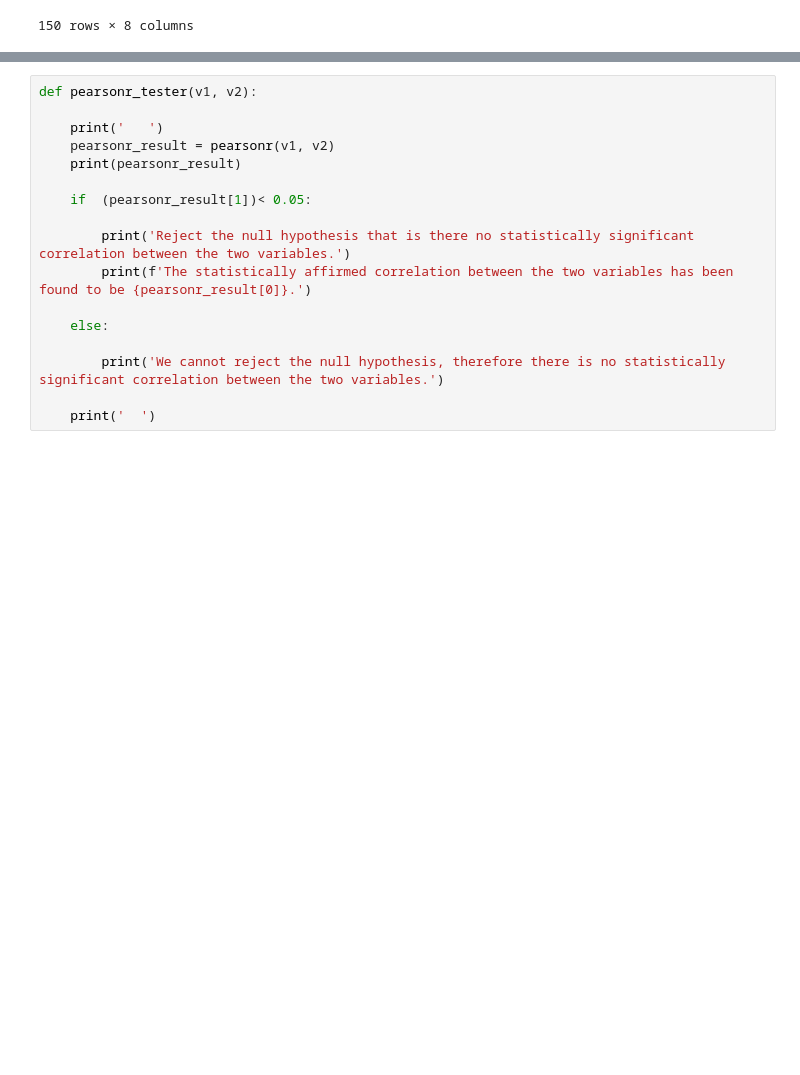
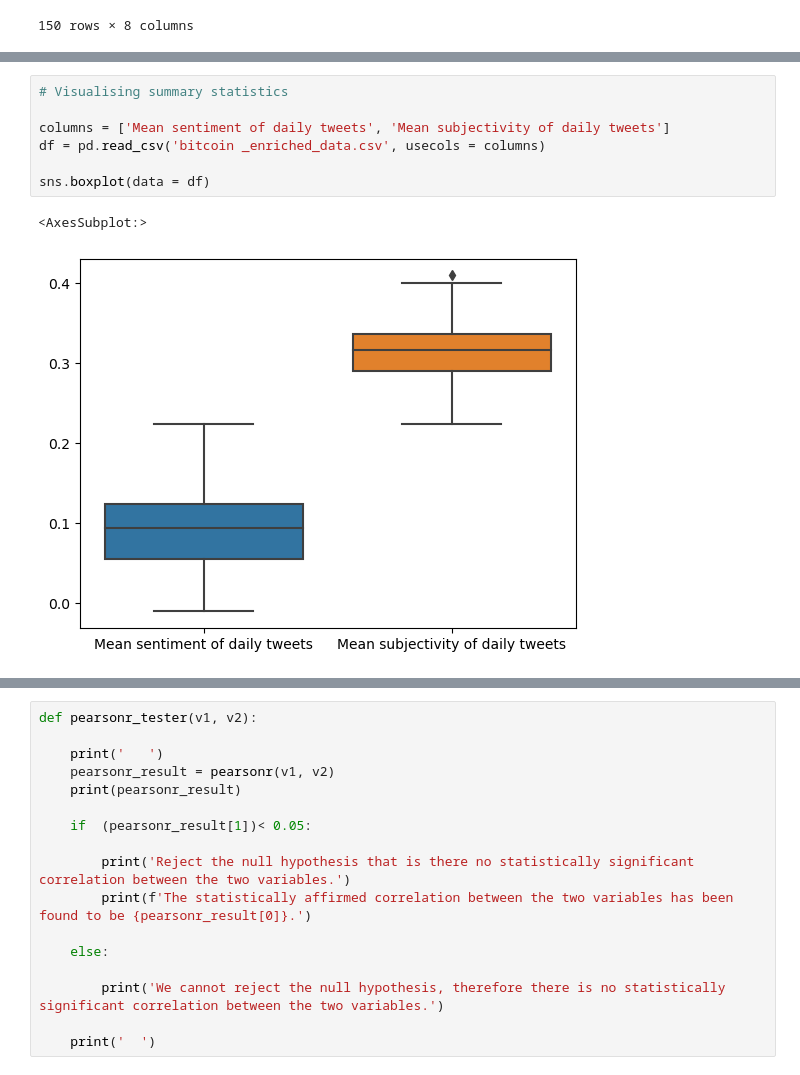
Before and after one commit to MurasatoNaoya/Proof-of-Concept-Banking-System-and-BTC-Market-Price-Tracking-Sentiment-Analysis-Projects, a Jupyter notebook: Courseworks/Part 2/SDPA_p2.ipynb, the cells around one changed output, grey strips where cells are left out. Drawn from its saved outputs; the diff is of its cells as text; blank space fills up the shorter version.

```diff
--- a/Courseworks/Part 2/SDPA_p2.ipynb
+++ b/Courseworks/Part 2/SDPA_p2.ipynb
@@ -248,0 +314,10 @@ df_bitcoin  created!
+# %%
+# Visualising summary statistics
+
+columns = ['Mean sentiment of daily tweets', 'Mean subjectivity of daily tweets']
+df = pd.read_csv('bitcoin _enriched_data.csv', usecols = columns)
+
+sns.boxplot(data = df)
+# %% [output]
+<AxesSubplot:>
+[figure, added]
```
Also changed, not shown: parts of 18 cells of this notebook.
